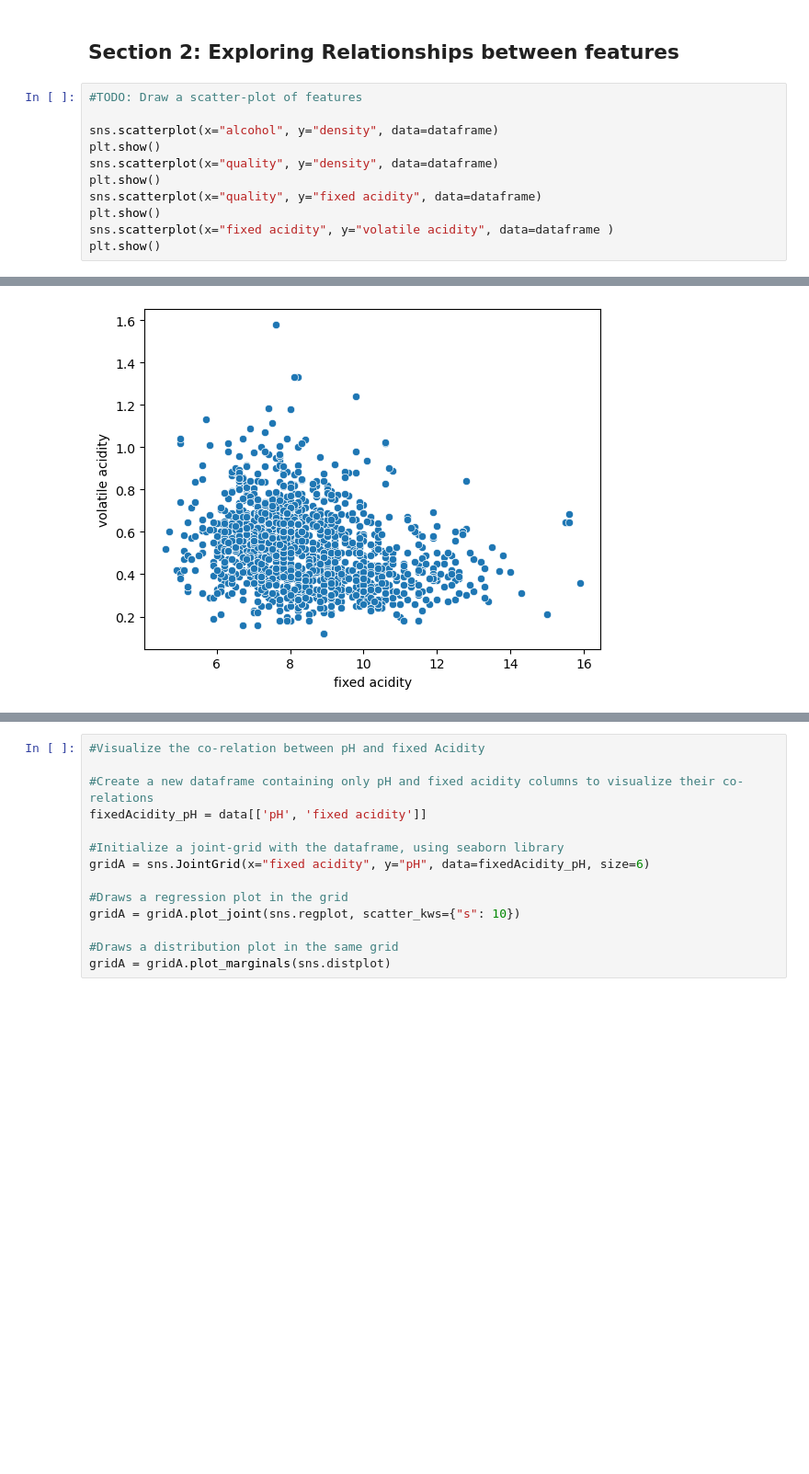
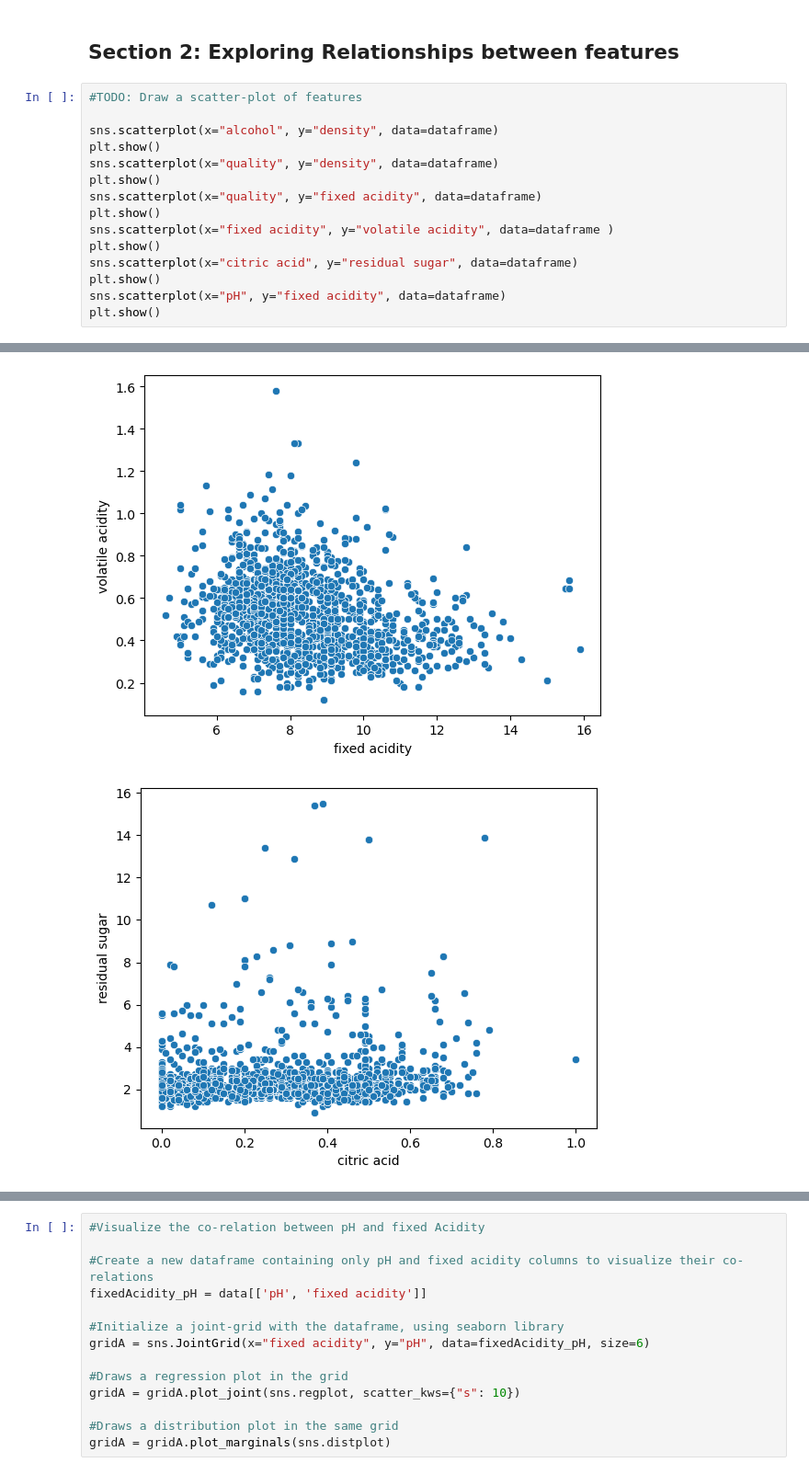
Before and after one commit to Saraamps/ML-supervised-learning, a Jupyter notebook: game-of-wines/game-of-wines.ipynb, the cells around one changed output, grey strips where cells are left out. Shown at 92% size. Saved outputs shown, nothing was run; the diff lists cells and outputs as text; blank space fills up the shorter version.

```diff
--- a/game-of-wines/game-of-wines.ipynb
+++ b/game-of-wines/game-of-wines.ipynb
@@ -157,16 +157,21 @@ Next, since our aim is to predict the quality of wines, we’ll now extract the
 # %%
 #TODO: Draw a scatter-plot of features
 
 sns.scatterplot(x="alcohol", y="density", data=dataframe)
 plt.show()
 sns.scatterplot(x="quality", y="density", data=dataframe)
 plt.show()
 sns.scatterplot(x="quality", y="fixed acidity", data=dataframe)
 plt.show()
 sns.scatterplot(x="fixed acidity", y="volatile acidity", data=dataframe )
 plt.show()
+sns.scatterplot(x="citric acid", y="residual sugar", data=dataframe)
+plt.show()
+sns.scatterplot(x="pH", y="fixed acidity", data=dataframe)
+plt.show()
 # %% [output]
 [figure]
 [figure]
 [figure]
 [figure]
+[figure, added]
```
Also changed, not shown: parts of 5 cells of this notebook.
